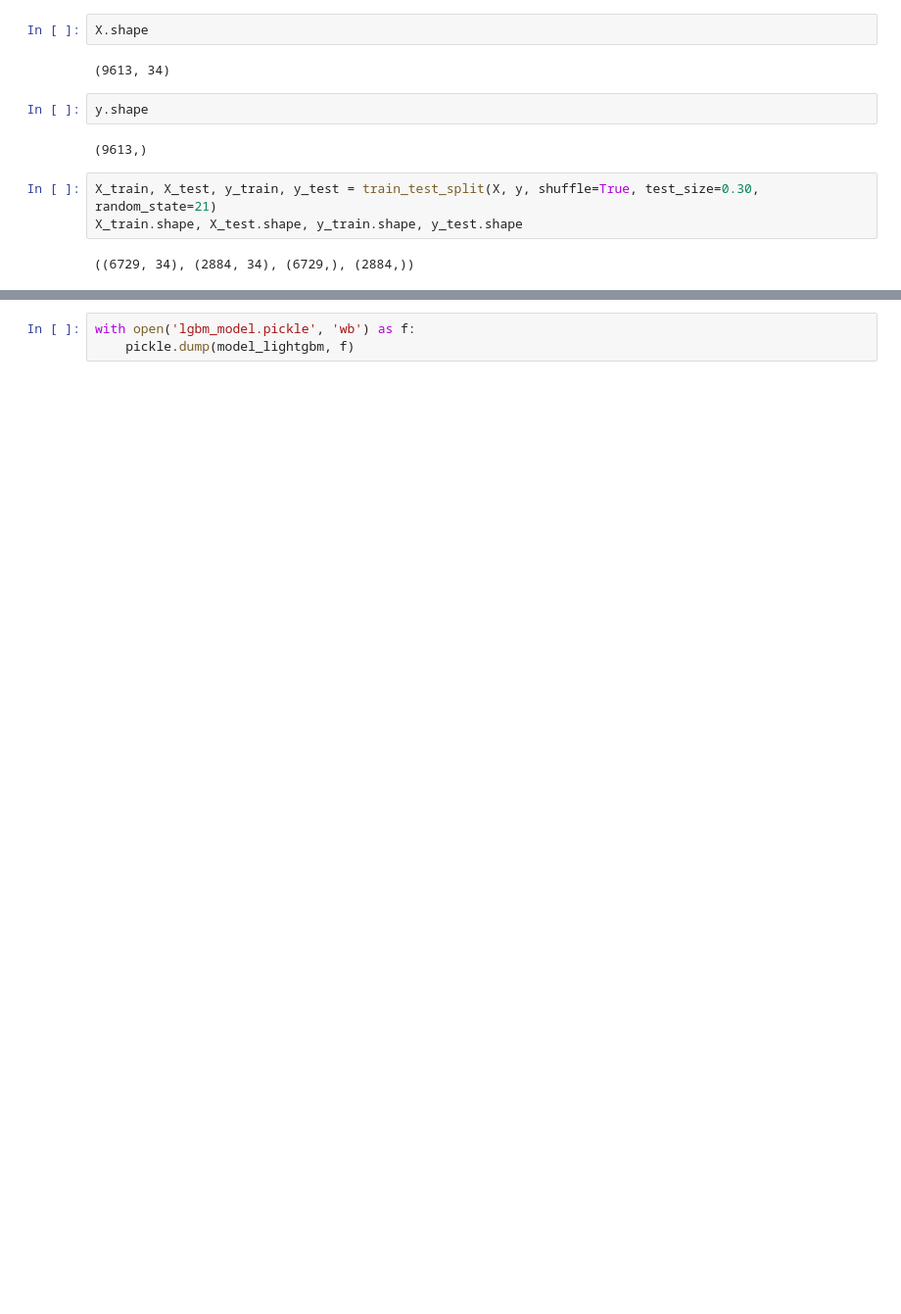
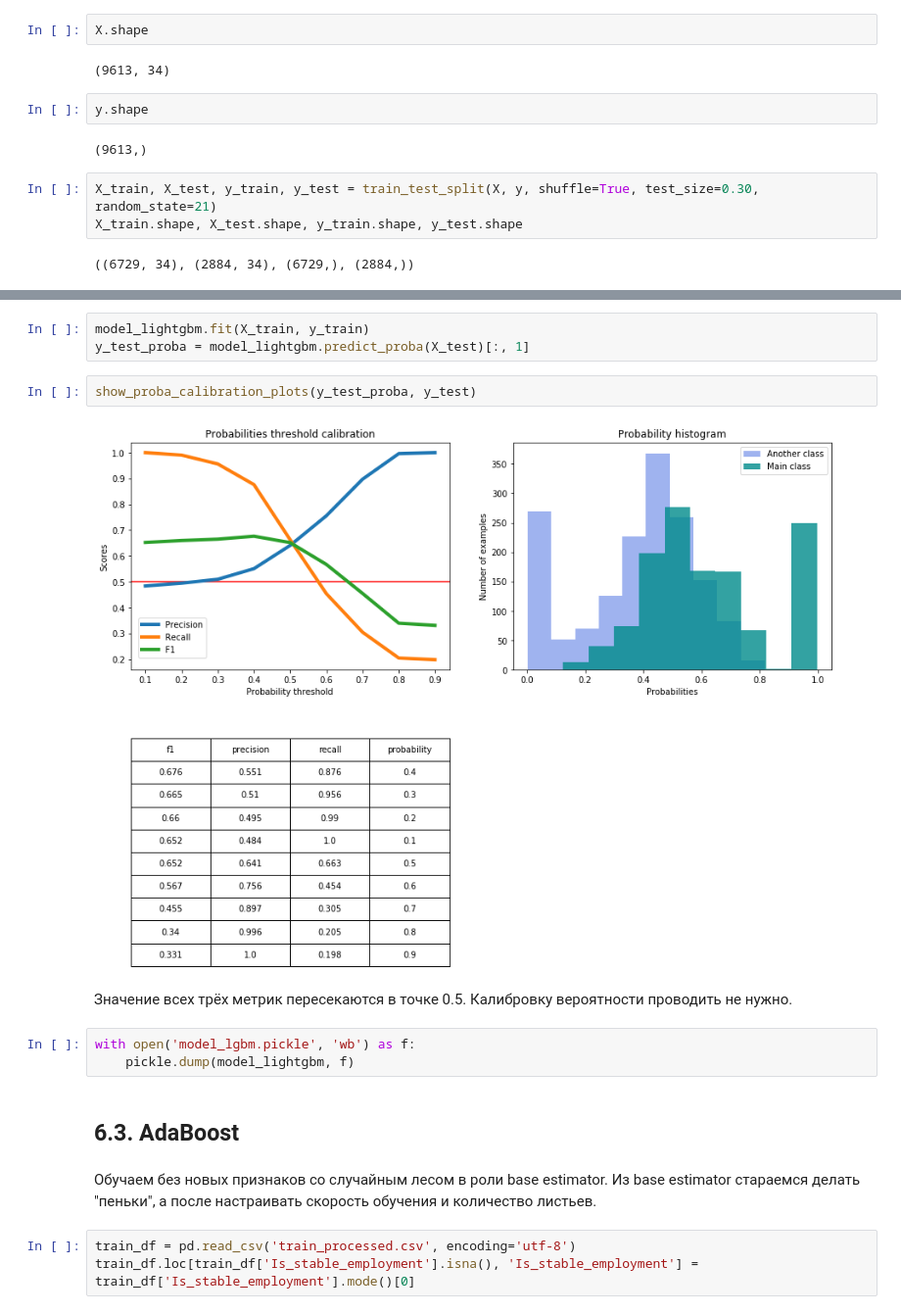
Before and after one commit to doksketch/to-give-or-not-to-give, a Jupyter notebook: credit_scoring.ipynb, the cells around one changed output, grey strips where cells are left out. Shown at 98% size. Drawn from its saved outputs; the diff is of its cells as text; blank space fills up the shorter version.

```diff
--- a/credit_scoring.ipynb
+++ b/credit_scoring.ipynb
@@ -1021,3 +1092,20 @@ Wall time: 459 ms
+# %%
+model_lightgbm.fit(X_train, y_train)
+y_test_proba = model_lightgbm.predict_proba(X_test)[:, 1]
+# %%
+show_proba_calibration_plots(y_test_proba, y_test)
+# %% [output]
+[figure, added]
+# %% [markdown]
+Значение всех трёх метрик пересекаются в точке 0.5. Калибровку вероятности проводить не нужно.
 # %%
-with open('lgbm_model.pickle', 'wb') as f:
+with open('model_lgbm.pickle', 'wb') as f:
     pickle.dump(model_lightgbm, f)
+# %% [markdown]
+## 6.3. AdaBoost<a class="anchor" id="adaboost"></a>
+# %% [markdown]
+Обучаем без новых признаков со случайным лесом в роли base estimator. Из base estimator стараемся делать "пеньки", а после
+настраивать скорость обучения и количество листьев.
+# %%
+train_df = pd.read_csv('train_processed.csv', encoding='utf-8')
+train_df.loc[train_df['Is_stable_employment'].isna(), 'Is_stable_employment'] = train_df['Is_stable_employment'].mode()[0]
```
Also changed, not shown: parts of 60 cells of this notebook.
